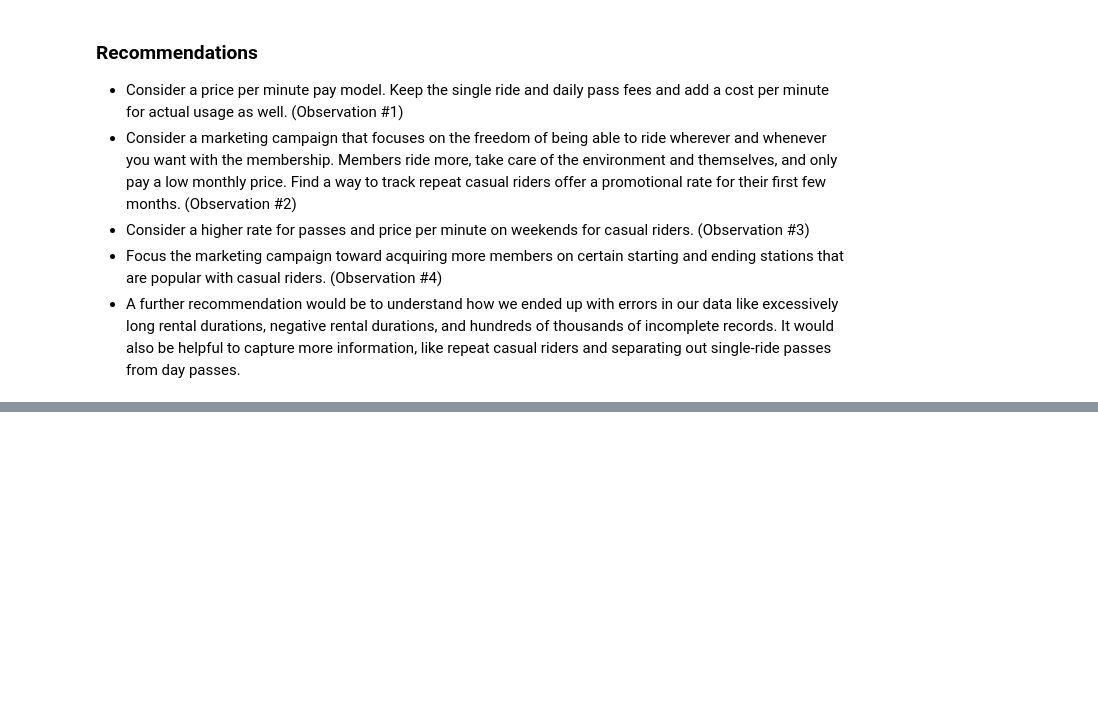
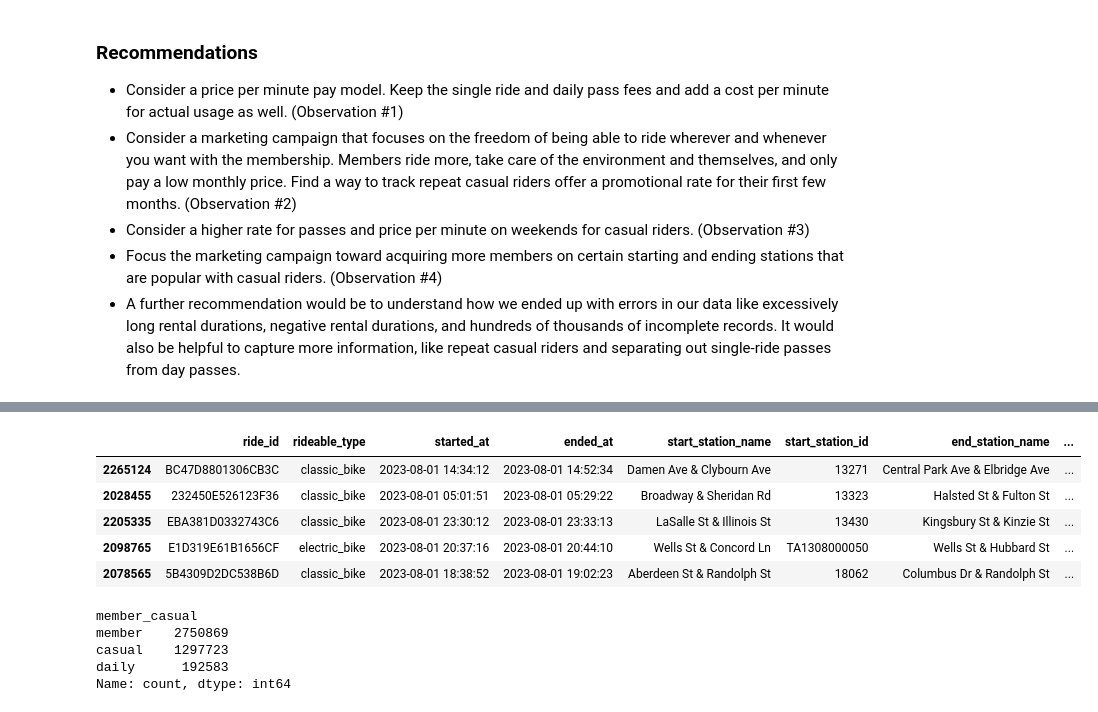
Before and after one commit to seantjhatch/google-data-analytics, a Jupyter notebook: capstone-project/capstone.ipynb, the cells around one changed output, grey strips where cells are left out. Saved outputs shown, nothing was run; the diff lists cells and outputs as text; code cells hidden in the pictures; blank space fills up the shorter version.

```diff
--- a/capstone-project/capstone.ipynb
+++ b/capstone-project/capstone.ipynb
@@ -637,0 +741,17 @@ A few final recommendations for the company to consider.
+# %%
+df.head()
+# %% [output]
+|  | ride_id | rideable_type | started_at | ended_at | start_station_name | start_station_id | end_station_name | ... |
+| 2265124 | BC47D8801306CB3C | classic_bike | 2023-08-01 14:34:12 | 2023-08-01 14:52:34 | Damen Ave & Clybourn Ave | 13271 | Central Park Ave & Elbridge Ave | ... |
+| 2028455 | 232450E526123F36 | classic_bike | 2023-08-01 05:01:51 | 2023-08-01 05:29:22 | Broadway & Sheridan Rd | 13323 | Halsted St & Fulton St | ... |
+| 2205335 | EBA381D0332743C6 | classic_bike | 2023-08-01 23:30:12 | 2023-08-01 23:33:13 | LaSalle St & Illinois St | 13430 | Kingsbury St & Kinzie St | ... |
+| 2098765 | E1D319E61B1656CF | electric_bike | 2023-08-01 20:37:16 | 2023-08-01 20:44:10 | Wells St & Concord Ln | TA1308000050 | Wells St & Hubbard St | ... |
+| 2078565 | 5B4309D2DC538B6D | classic_bike | 2023-08-01 18:38:52 | 2023-08-01 19:02:23 | Aberdeen St & Randolph St | 18062 | Columbus Dr & Randolph St | ... |
+# %%
+df['member_casual'].value_counts()
+# %% [output]
+member_casual
+member    2750869
+casual    1297723
+daily      192583
+Name: count, dtype: int64
```
Also changed, not shown: parts of 9 cells of this notebook, 1 other file.
